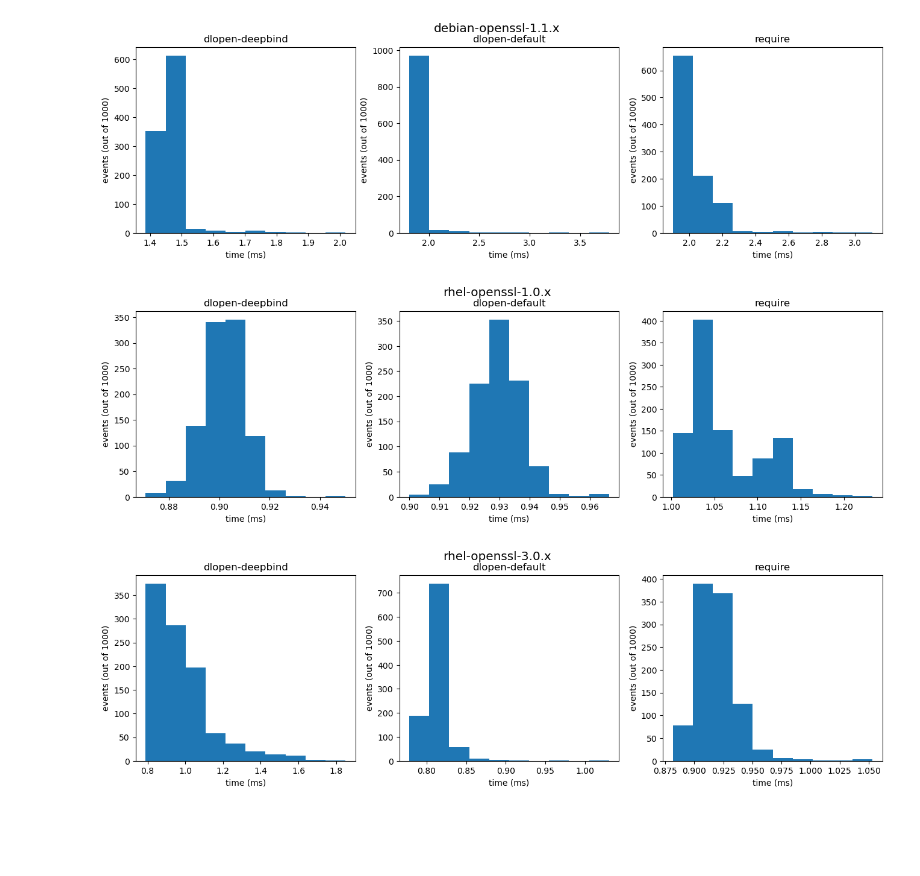
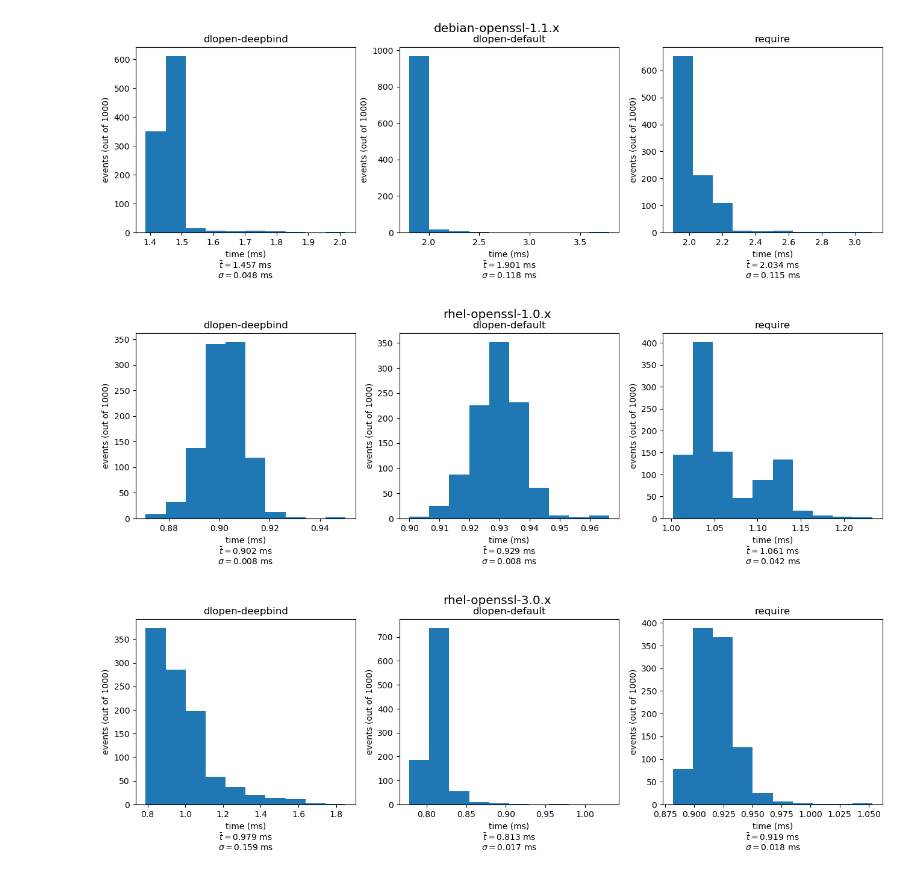
Before and after one commit to aqrln/node-dlopen-benchmark, a Jupyter notebook: Graphs.ipynb, the cells around one changed output. Saved outputs shown, nothing was run; the diff lists cells and outputs as text; code cells hidden in the pictures; blank space fills up the shorter version.

Commit message:
Add mean and stdev to labels

```diff
--- a/Graphs.ipynb
+++ b/Graphs.ipynb
@@ -11,13 +12,16 @@ for platform in os.listdir("results"):
 # %%
 for platform in sorted(benches):
     fig, ax = plt.subplots(1, len(benches[platform]), figsize=(16, 4))
     fig.suptitle(platform, fontsize="x-large")
     for i, bench_name in enumerate(benches[platform]):
+        values = benches[platform][bench_name]
+        mean = np.mean(values).round(3)
+        stdev = np.std(values).round(3)
         ax[i].set_title(bench_name)
-        ax[i].hist(benches[platform][bench_name])
-        ax[i].set_xlabel("time (ms)")
-        ax[i].set_ylabel(f"events (out of {len(benches[platform][bench_name])})")
+        ax[i].hist(values)
+        ax[i].set_xlabel(f"time (ms)\n$\\bar{{t}} = {mean}$ ms\n$\\sigma = {stdev}$ ms")
+        ax[i].set_ylabel(f"events (out of {len(values)})")
 # %% [output]
-[figure, old version]
+[figure, new version]
-[figure, old version]
+[figure, new version]
-[figure, old version]
+[figure, new version]
```
Also changed, not shown: parts of 1 cell of this notebook, 1 other file.
